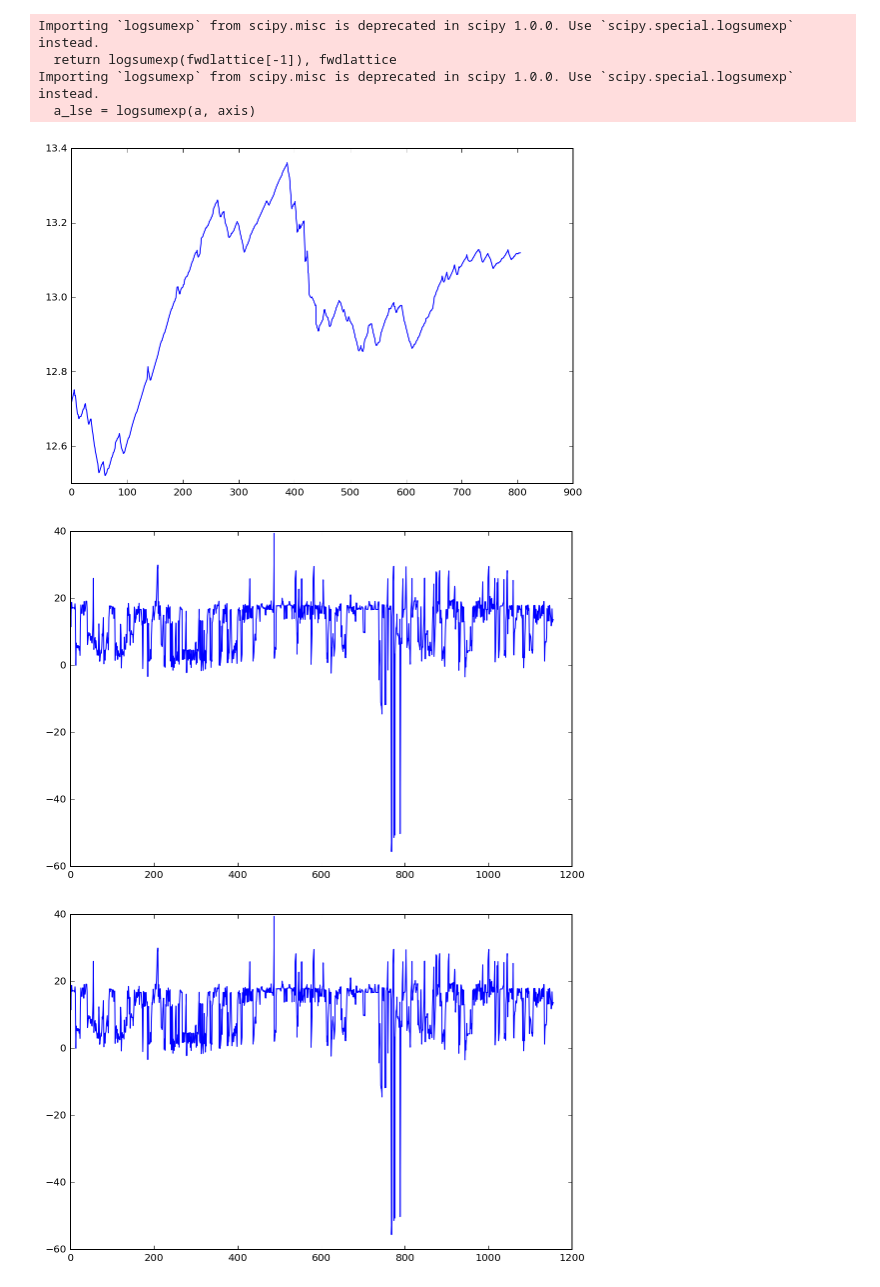
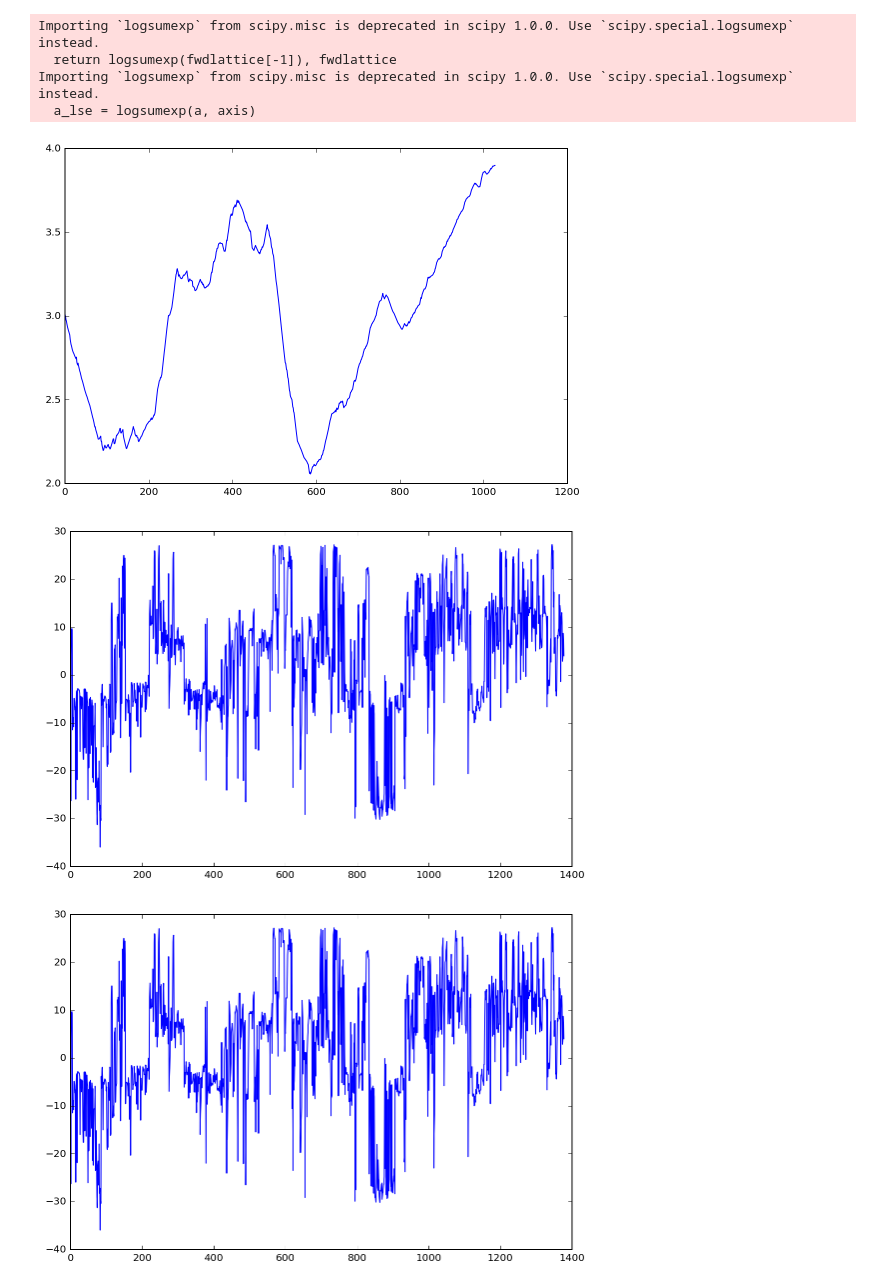
Before and after one commit to Sheph/anomaly, a Jupyter notebook: pch2_run.ipynb, the cells around one changed output. Drawn from its saved outputs; the diff is of its cells as text; code cells hidden in the pictures.

```diff
--- a/pch2_run.ipynb
+++ b/pch2_run.ipynb
@@ -31,7 +31,7 @@ rcParams['figure.figsize'] = (9, 6)
 import warnings
 warnings.filterwarnings(action='once')
 # %%
-def classify1(features, MX=5):
+def classify1(features, MX):
     newdata = features
     n_components = np.arange(1, MX + 1)
     BIC = np.zeros(n_components.shape)
@@ -46,6 +46,8 @@ def classify1(features, MX=5):
         if BIC[i] < lowest_bic:
             lowest_bic = BIC[i]
             best_gmm = gmm
+        else:
+            break
 
     best_gmm = GaussianMixture(n_components=best_gmm.n_components, covariance_type='full', random_state=0)
     best_gmm.fit(features)
@@ -99,3 +101,3 @@ display(df2.head(5))
 # %%
-bgmm = classify2(df2, 12)
+bgmm = classify1(df2, 20)
 # %% [output]
@@ -118,12 +135,12 @@ def extend_set(df):
     df_app = df.append(df_app)
     df_app.reset_index(inplace=True, drop=True)
     return df_app
-#df = extend_set(df)
-#df = extend_set(df)
-#df = extend_set(df)
+df = extend_set(df)
+df = extend_set(df)
+df = extend_set(df)
 
-#df2 = df.drop([df.columns[0], df.columns[1]], axis=1)
-#df2 = pd.DataFrame(scaler.fit_transform(df2), columns=df.columns[2:])
+df2 = df.drop([df.columns[0], df.columns[1]], axis=1)
+df2 = pd.DataFrame(scaler.fit_transform(df2), columns=df.columns[2:])
 # %%
 df3 = pd.DataFrame(bgmm.predict_proba(df2))
 df3["time"] = df["time"]
@@ -396,7 +413,7 @@ plt.figure()
 plt.plot(scrs[800:])
 plt.show()
 # %% [output]
-[figure, old version]
+[figure, new version]
 # %%
 scrs2 = []
 
@@ -410,7 +427,7 @@ plt.figure()
 plt.plot(scrs2[int(seg_len * 1.5 * 10):])
 plt.show()
 # %% [output]
-[figure, old version]
+[figure, new version]
 # %%
 import traceback
 
@@ -437,38 +454,40 @@ plt.figure()
 plt.plot(qts_lst[first_frm:])
 plt.show()
 
-#cap = cv2.VideoCapture('Datasets/Pedestrian/test.avi')
+cap = cv2.VideoCapture('Datasets/Pedestrian/test.avi')
 #cap = cv2.VideoCapture('z3.avi')
-cap = cv2.VideoCapture('reception_long_test.avi')
+#cap = cv2.VideoCapture('reception_long_test.avi')
 ok, frame = cap.read()
 aspect = float(frame.shape[1]) / frame.shape[0]
 cap.release()
-#cap = cv2.VideoCapture('Datasets/Pedestrian/test.avi')
+cap = cv2.VideoCapture('Datasets/Pedestrian/test.avi')
 #cap = cv2.VideoCapture('z3.avi')
-cap = cv2.VideoCapture('reception_long_test.avi')
+#cap = cv2.VideoCapture('reception_long_test.avi')
 
 try:
     while True:
         ok, frame = cap.read()
         if not ok:
             break
         frame = cv2.resize(frame, (int(240 * aspect), 240), interpolation = cv2.INTER_AREA)
         fnum = cap.get(cv2.CAP_PROP_POS_FRAMES)
         delay = 1
         if (fnum >= first_frm_num) and (fnum in qts):
-            if qts[fnum] < -40:
+            if qts[fnum] < -30:
                 cv2.rectangle(frame, (0,0), (frame.shape[1], frame.shape[0]), (0,0,255), 10)
                 delay = 0
         cv2.imshow('frame', frame)
         k = cv2.waitKey(delay) & 0xff
+        #if delay == 0:
+        #    time.sleep(1)
         if k == 32:
             k = cv2.waitKey() & 0xff
         if k == 27:
             break
 except Exception as e:
     traceback.print_exc()
 
 cap.release()
 cv2.destroyAllWindows()
 # %% [output]
-[figure, old version]
+[figure, new version]
```
Also changed, not shown: parts of 6 cells of this notebook, 7 other files.
